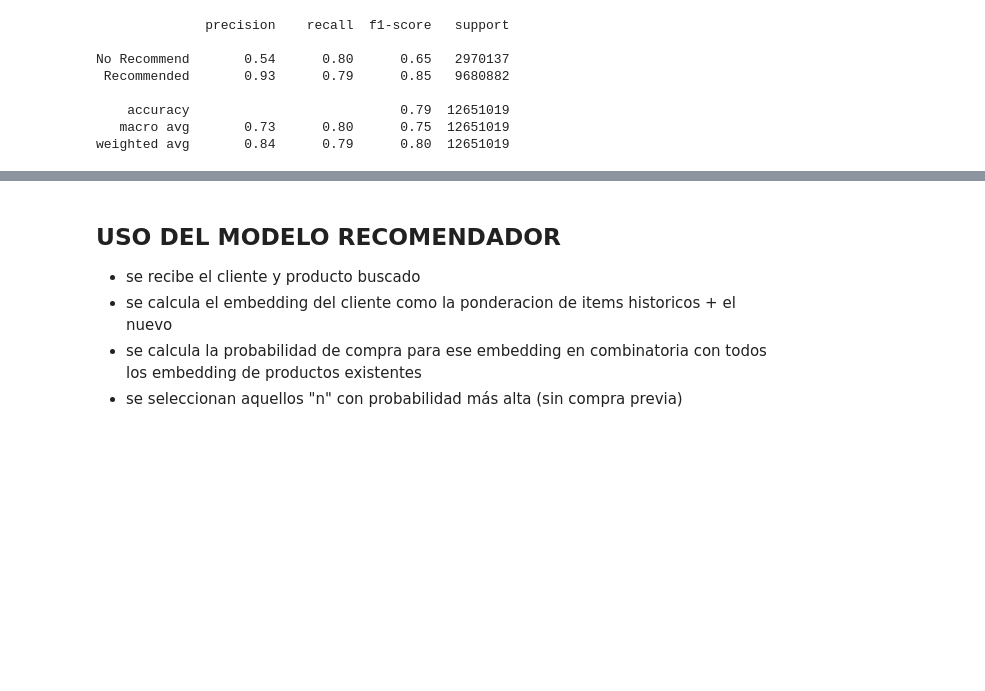
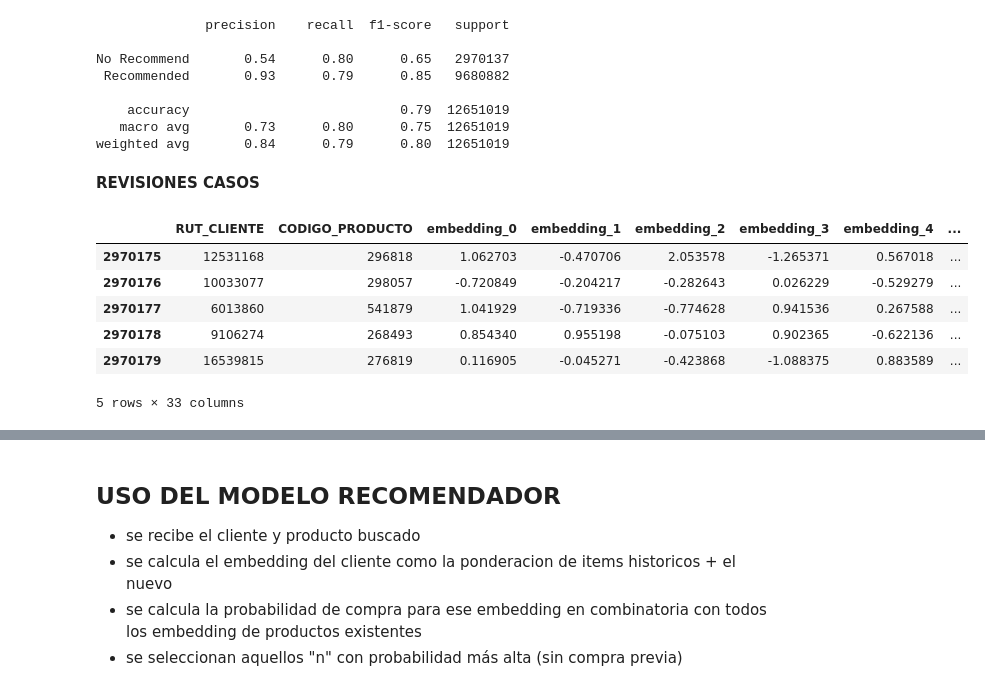
Before and after one commit to brauliomorgado/Cross-Selling-Models, a Jupyter notebook: Modelo_Supervisado/Prueba_Embbeding_final.ipynb, the cells around one changed output, grey strips where cells are left out. Saved outputs shown, nothing was run; the diff lists cells and outputs as text; code cells hidden in the pictures; blank space fills up the shorter version.

```diff
--- a/Modelo_Supervisado/Prueba_Embbeding_final.ipynb
+++ b/Modelo_Supervisado/Prueba_Embbeding_final.ipynb
@@ -597,3 +597,5 @@ No Recommend       0.54      0.80      0.65   2970137
     accuracy                           0.79  12651019
    macro avg       0.73      0.80      0.75  12651019
 weighted avg       0.84      0.79      0.80  12651019
+# %% [markdown]
+**REVISIONES CASOS**
@@ -599,0 +607,10 @@ weighted avg       0.84      0.79      0.80  12651019
+# %%
+df_test_oot_final[(df_test_oot_final.TARGET==1) & (df_test_oot_final.PREDICT==1)][5:10]
+# %% [output]
+|  | RUT_CLIENTE | CODIGO_PRODUCTO | embedding_0 | embedding_1 | embedding_2 | embedding_3 | embedding_4 | ... |
+| 2970175 | 12531168 | 296818 | 1.062703 | -0.470706 | 2.053578 | -1.265371 | 0.567018 | ... |
+| 2970176 | 10033077 | 298057 | -0.720849 | -0.204217 | -0.282643 | 0.026229 | -0.529279 | ... |
+| 2970177 | 6013860 | 541879 | 1.041929 | -0.719336 | -0.774628 | 0.941536 | 0.267588 | ... |
+| 2970178 | 9106274 | 268493 | 0.854340 | 0.955198 | -0.075103 | 0.902365 | -0.622136 | ... |
+| 2970179 | 16539815 | 276819 | 0.116905 | -0.045271 | -0.423868 | -1.088375 | 0.883589 | ... |
+5 rows × 33 columns
```
Also changed, not shown: parts of 11 cells of this notebook, 1 other file.
